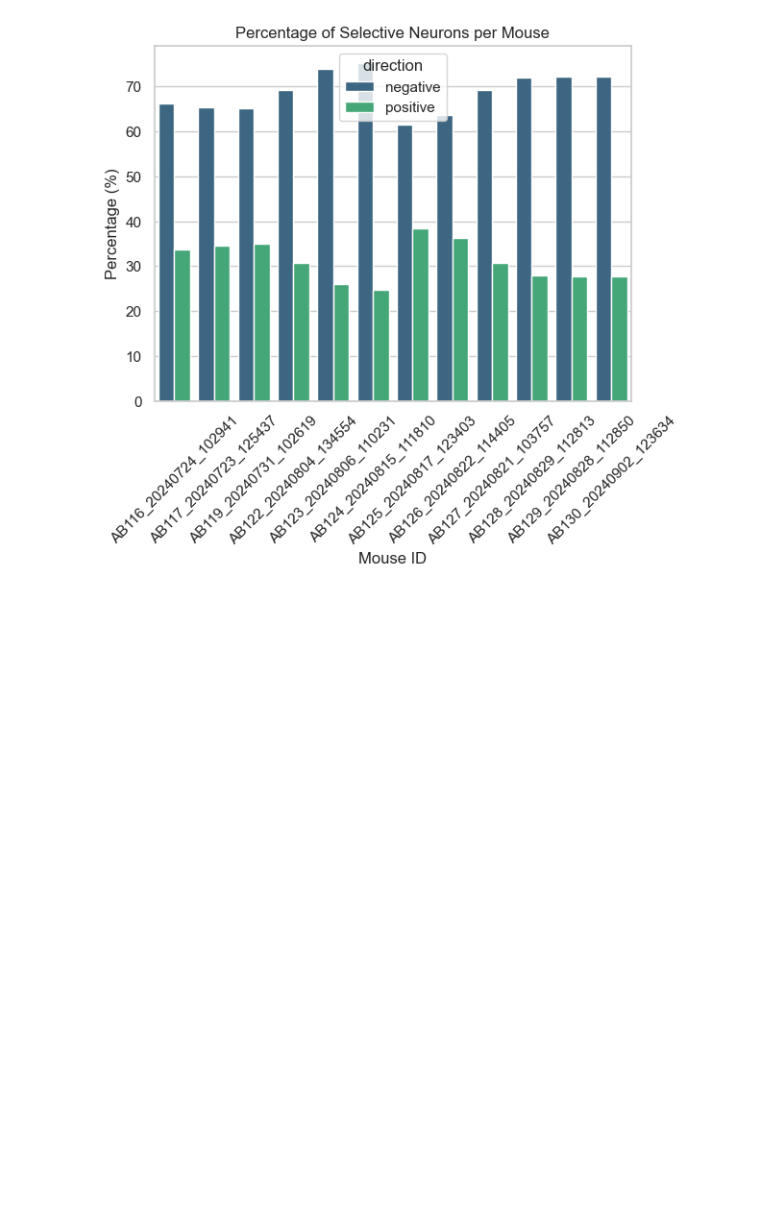
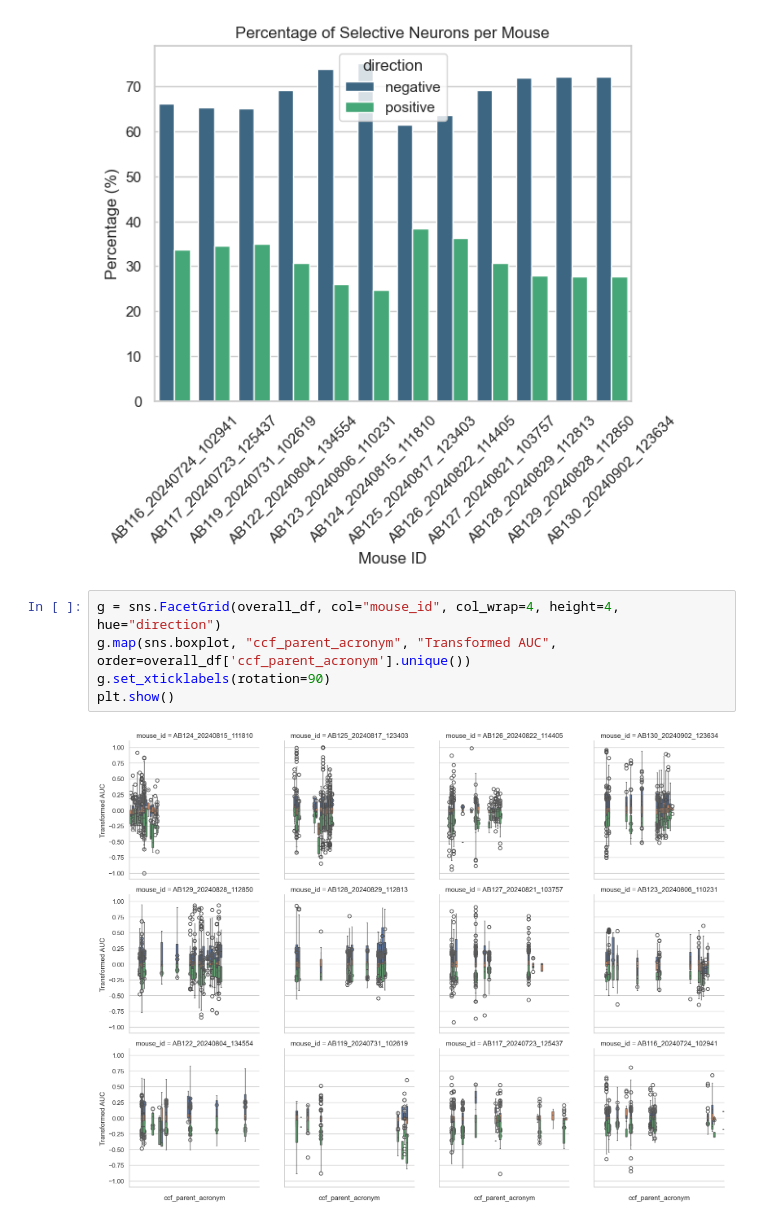
Before and after one commit to shrinidhivelan/Selectivity-Semester-project, a Jupyter notebook: Visualization.ipynb, the cells around one changed output. Drawn from its saved outputs; the diff is of its cells as text; blank space fills up the shorter version.

Commit message:
plots and changes

```diff
--- a/Visualization.ipynb
+++ b/Visualization.ipynb
@@ -392,3 +392,10 @@ plt.xticks(rotation=45)
 plt.show()
 # %% [output]
 [figure]
+# %%
+g = sns.FacetGrid(overall_df, col="mouse_id", col_wrap=4, height=4, hue="direction")
+g.map(sns.boxplot, "ccf_parent_acronym", "Transformed AUC", order=overall_df['ccf_parent_acronym'].unique())
+g.set_xticklabels(rotation=90)
+plt.show()
+# %% [output]
+[figure, added]
```
Also changed, not shown: parts of 2 cells of this notebook.
